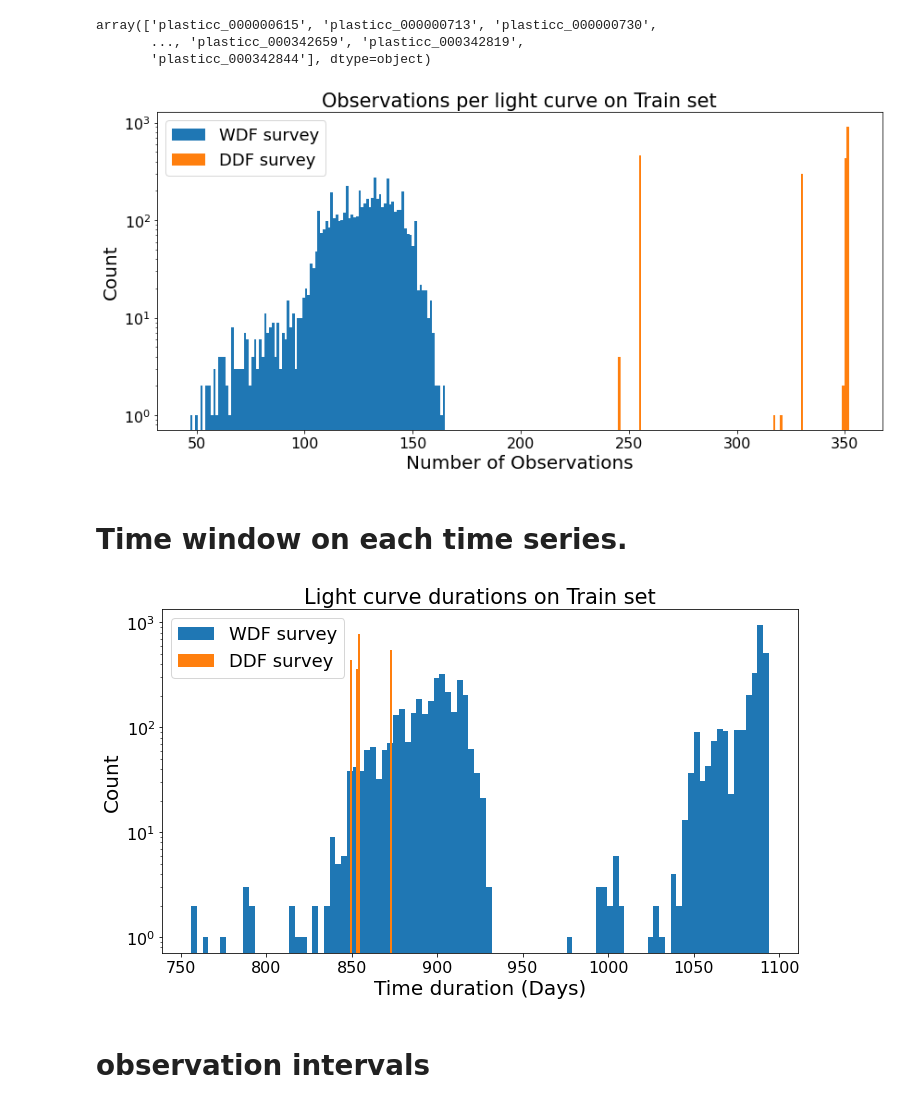
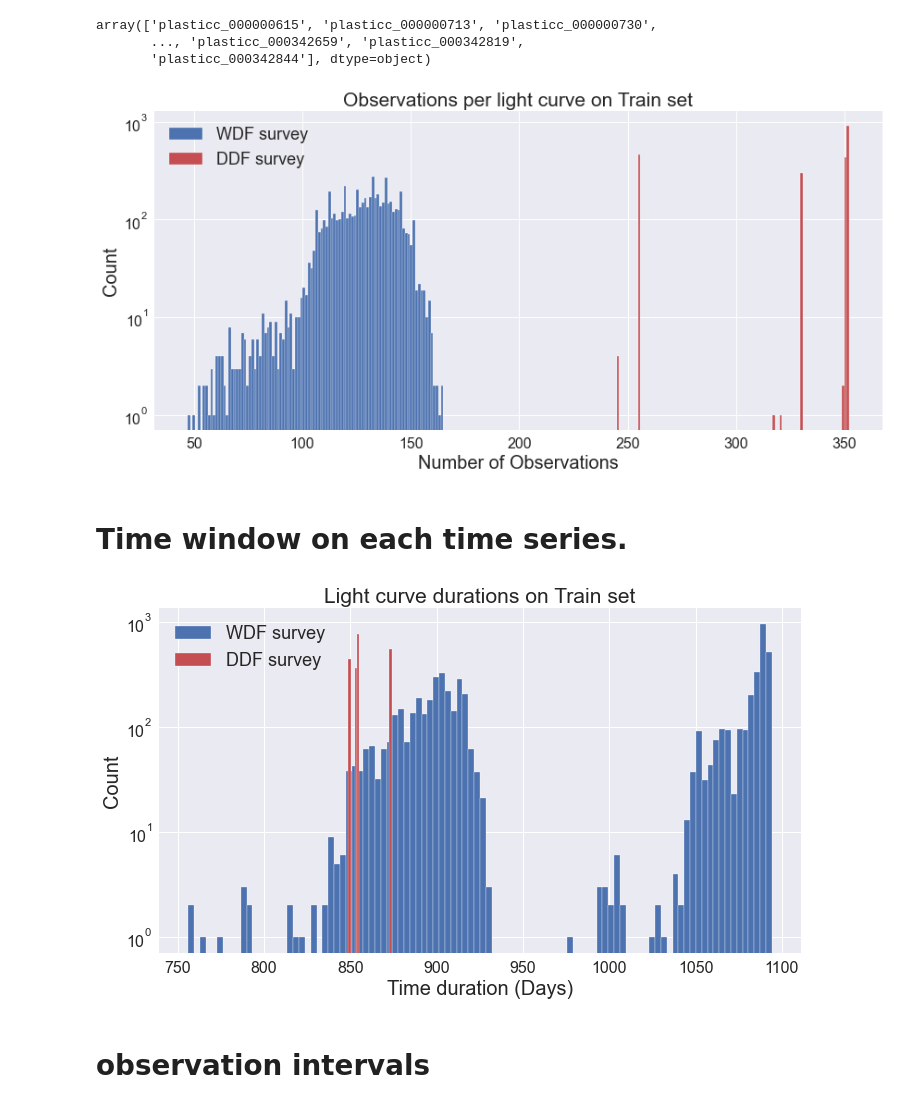
Before and after one commit to frmunozz/irregular-bag-of-pattern, a Jupyter notebook: notebooks/preprocessing.ipynb, the cells around one changed output. Saved outputs shown, nothing was run; the diff lists cells and outputs as text; code cells hidden in the pictures.

```diff
--- a/notebooks/preprocessing.ipynb
+++ b/notebooks/preprocessing.ipynb
@@ -11,7 +11,7 @@ import seaborn as sns
 
 
 sns.set_theme(style="whitegrid")
-plt.style.use('default')
+plt.style.use('seaborn')
 %matplotlib inline
 # %%
 plot_labels_extra_short = {
@@ -76,5 +97,5 @@ plot_labels(class_count)
 # %% [markdown]
 # histogram of augmented dataset
 # %%
-dataset = avocado.load("plasticc_augment_v3", metadata_only=True)
-metadata = dataset.metadata
+dataset_augment = avocado.load("plasticc_augment_v3", metadata_only=True)
+metadata_augment = dataset_augment.metadata
@@ -89,0 +177,18 @@ plot_labels(class_count, title="PLaSTiCC augmented train set distribution")
+# %%
+dataset = avocado.load("plasticc_augment", metadata_only=True)
+metadata = dataset.metadata
+labels = metadata["class"].to_numpy()
+ddf = metadata["ddf"].to_numpy()
+classes = np.unique(labels)
+class_count_ddf = defaultdict(int)
+class_count_wdf = defaultdict(int)
+for i in range(len(labels)):
+    l = labels[i]
+    ddf_val = ddf[i]
+    if ddf_val == 1:
+        class_count_ddf[l] += 1
+    else:
+        class_count_wdf[l] += 1
+
+plot_labels(class_count_ddf, title="PLaSTiCC augmented train set v0 DDF distribution", filename="augment_set_v0_ddf_dist.png")
+plot_labels(class_count_wdf, title="PLaSTiCC augmented train set v0 WDF distribution", filename="augment_set_v0_wdf_dist.png")
@@ -212,7 +320,7 @@ counts_wdf = [counts[x] for x in wdf_ids]
 
 fig, ax = plt.subplots(figsize=(12, 6))
 _ = ax.hist(counts_wdf, bins=100, label="WDF survey", log=True)
-_ = ax.hist(counts_ddf, bins=100, label="DDF survey", log=True)
+_ = ax.hist(counts_ddf, bins=100, label="DDF survey", log=True, color="r")
 
 ax.legend(fontsize=18)
 ax.set_xlabel("Number of Observations", fontsize=20)
@@ -225,7 +333,7 @@ fig.tight_layout()
 
 fig.savefig('./figs/observations_per_lightcurve.png', dpi=350)
 # %% [output]
-[figure, old version]
+[figure, new version]
 # %% [markdown]
 # Time window on each time series.
 # %%
@@ -242,20 +350,20 @@ for o in dataset.objects:
 # %%
 fig, ax = plt.subplots(figsize=(10, 6))
 ax.hist(windows_wdf, bins=100, label="WDF survey", log=True)
-ax.hist(windows_ddf, bins=20, label="DDF survey", log=True)
+ax.hist(windows_ddf, bins=20, label="DDF survey", log=True, color="r")
 
 ax.legend(fontsize=18)
 ax.set_xlabel("Time duration (Days)", fontsize=20)
 ax.set_ylabel("Count", fontsize=20)
 ax.set_title("Light curve durations on Train set", fontsize=21)
 plt.xticks(fontsize=16)
 plt.yticks(fontsize=16)
 
 fig.tight_layout()
 
 fig.savefig('./figs/light_curve_durations.png', dpi=350)
 # %% [output]
-[figure, old version]
+[figure, new version]
 # %% [markdown]
 # observation intervals
 # %%
```
Also changed, not shown: parts of 15 cells of this notebook, 4 other files.
